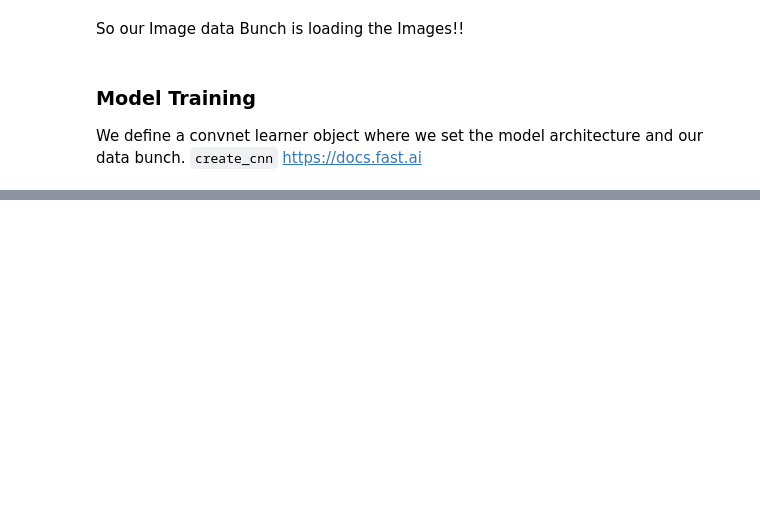
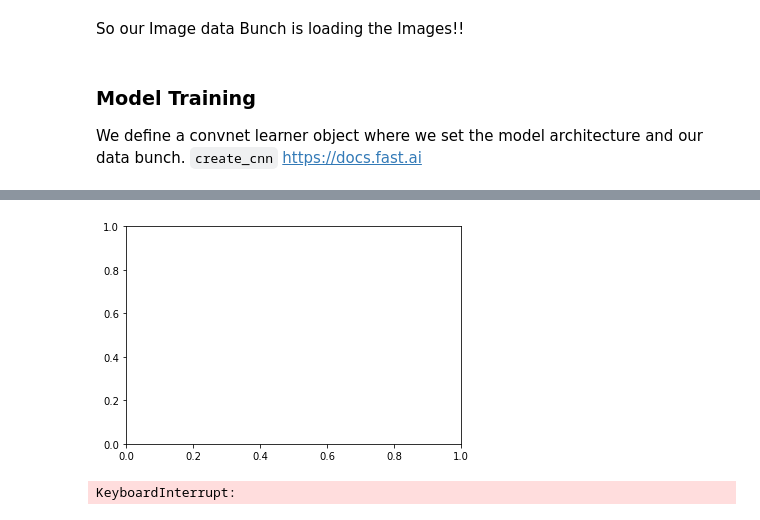
Before and after one commit to priyanku987/Metastatic_Cancer_Detection, a Jupyter notebook: Metastatic Cancer detecion.ipynb, the cells around one changed output, grey strips where cells are left out. Saved outputs shown, nothing was run; the diff lists cells and outputs as text; code cells hidden in the pictures; blank space fills up the shorter version.

Commit message:
implementing one cycle policy

```diff
--- a/Metastatic Cancer detecion.ipynb
+++ b/Metastatic Cancer detecion.ipynb
@@ -371,0 +437,6 @@ learner = getLearner()
+# %%
+max_lr = 2e-2
+wd = 1e-4
+# 1cycle policy
+learner.fit_one_cycle(cyc_len=8, max_lr=max_lr, wd=wd)
+# %% [output]
@@ -371,0 +444,2 @@ learner = getLearner()
+[figure, added]
+KeyboardInterrupt:
```
Also changed, not shown: parts of 9 cells of this notebook, 1 other file.
